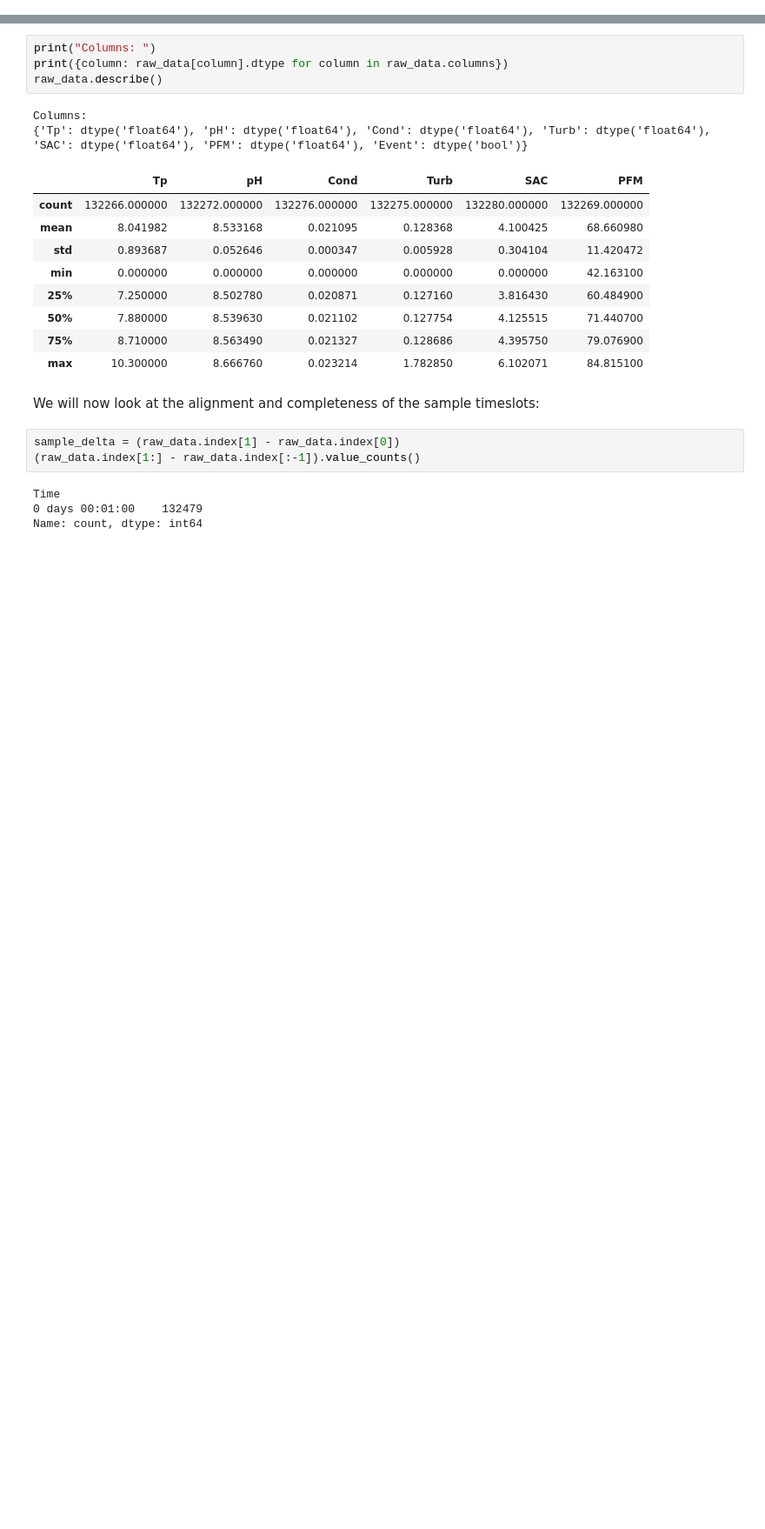
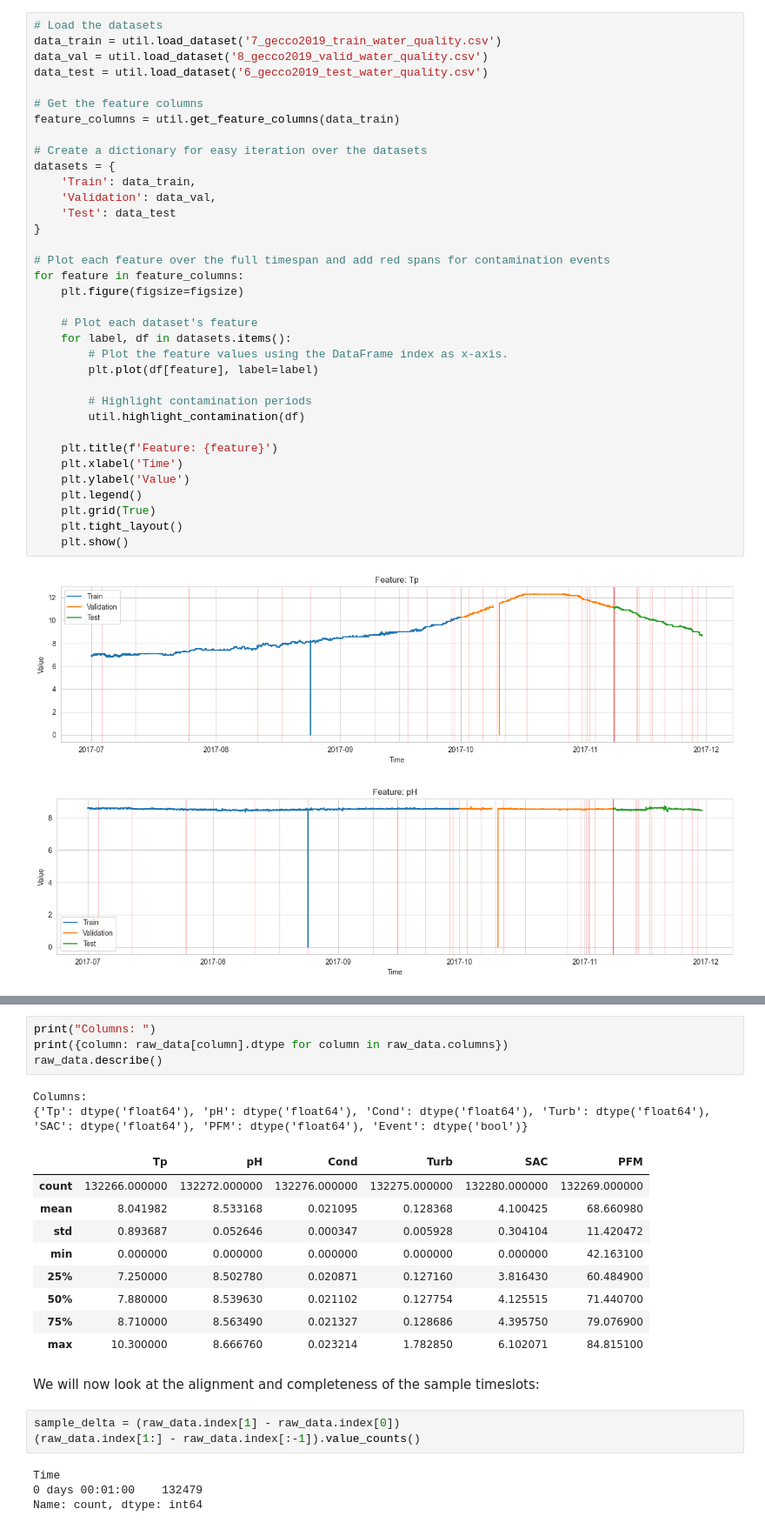
Before and after one commit to llamadeus/ai-industry, a Jupyter notebook: notebooks/explore.ipynb, the cells around one changed output, grey strips where cells are left out. Shown at 87% size. Drawn from its saved outputs; the diff is of its cells as text; blank space fills up the shorter version.

```diff
--- a/notebooks/explore.ipynb
+++ b/notebooks/explore.ipynb
@@ -45,0 +76,38 @@ raw_data = raw_data.drop(columns=["Unnamed: 0"]) # The index was stored as an un
+# %%
+# Load the datasets
+data_train = util.load_dataset('7_gecco2019_train_water_quality.csv')
+data_val = util.load_dataset('8_gecco2019_valid_water_quality.csv')
+data_test = util.load_dataset('6_gecco2019_test_water_quality.csv')
+
+# Get the feature columns
+feature_columns = util.get_feature_columns(data_train)
+
+# Create a dictionary for easy iteration over the datasets
+datasets = {
+    'Train': data_train,
+    'Validation': data_val,
+    'Test': data_test
+}
+
+# Plot each feature over the full timespan and add red spans for contamination events
+for feature in feature_columns:
+    plt.figure(figsize=figsize)
+
+    # Plot each dataset's feature
+    for label, df in datasets.items():
+        # Plot the feature values using the DataFrame index as x-axis.
+        plt.plot(df[feature], label=label)
+
+        # Highlight contamination periods
+        util.highlight_contamination(df)
+
+    plt.title(f'Feature: {feature}')
+    plt.xlabel('Time')
+    plt.ylabel('Value')
+    plt.legend()
+    plt.grid(True)
+    plt.tight_layout()
+    plt.show()
+# %% [output]
+[figure, added]
+[figure, added]
```
Also changed, not shown: parts of 23 cells of this notebook.
